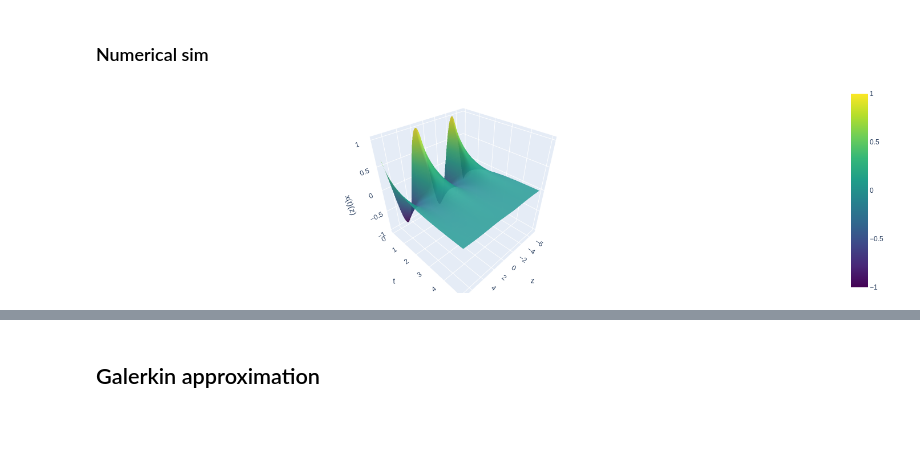
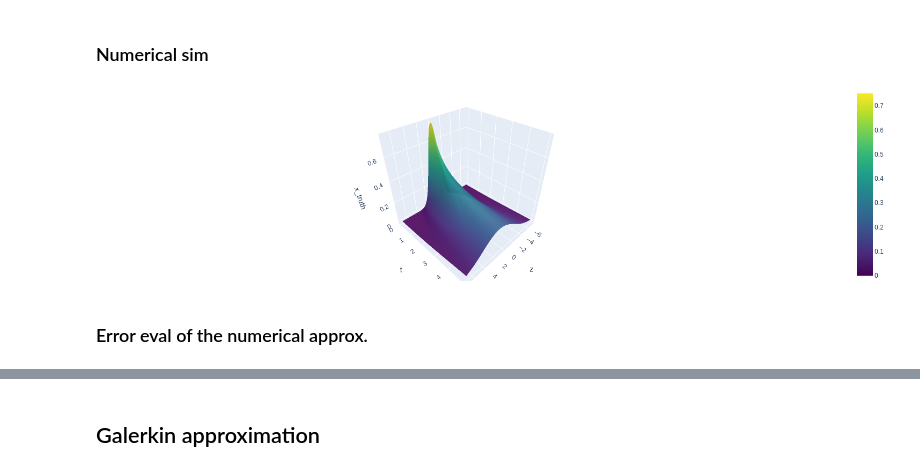
Before and after one commit to EtiNL/h_GalerkinNN, a Jupyter notebook: notebooks/Burger_sim.ipynb, the cells around one changed output, grey strips where cells are left out. Saved outputs shown, nothing was run; the diff lists cells and outputs as text; code cells hidden in the pictures; blank space fills up the shorter version.

Commit message:
working burgers_galerkin

```diff
--- a/notebooks/Burger_sim.ipynb
+++ b/notebooks/Burger_sim.ipynb
@@ -15,3 +19,19 @@ from plot_utils import plot_sim_result
+# %%
+# -------- initial profile x0 and its primitive G --------
+def x0(z):
+    """Initial condition x0(q)."""
+    return  hermit(0,z)
+
+def G(z):
+    """Primitive of x0: G'(q) = x0(q).
+    """
+    return (np.pi**0.25 / np.sqrt(2)) * erf(z / np.sqrt(2))
+
+# -------- parameters --------
+hz   = 0.1      # spatial step
+ht   = 0.05     # time step
+Tmax = 5        # final time
+n = 15          # dim sub vector space for galerkin projection
 # %% [markdown]
 ## True analytical solution & numerical approximation
 # %% [markdown]
@@ -135,26 +156,12 @@ $\exp(-y^2)$ and no longer contains an explicit factor $1/t$ or a term $(z-\sigm
 # %% [markdown]
 ### Numerical sim
 # %%
-# -------- parameters --------
-hz   = 0.1      # spatial step
-ht   = 0.05     # time step
-Tmax = 5      # final time
-
-# -------- initial profile x0 and its primitive G --------
-def x0(q):
-    """Initial condition x0(q). Here: first Hermite (physicist) H1(q) = 2 q."""
-    return  np.sin(q)
-
-def G(q):
-    """Primitive of x0: G'(q) = x0(q).
-    For H1(q) = 2 q,  G(q) = q**2.
-    """
-    return 1 - np.cos(q)
-
 z_vals, t_vals, X_tr = num_approx_burgers(x0, G, hz, ht, Tmax)
 
 # -------- interactive surface plot (Plotly) --------
-plot_sim_result(z_vals, t_vals, X_tr)
+plot_sim_result(z_vals, t_vals, X_tr, 'x_truth')
 # %% [output]
-[figure, old version]
+[figure, new version]
+# %% [markdown]
+### Error eval of the numerical approx.
 # %% [markdown]
```
Also changed, not shown: parts of 10 cells of this notebook, 3 other files.
